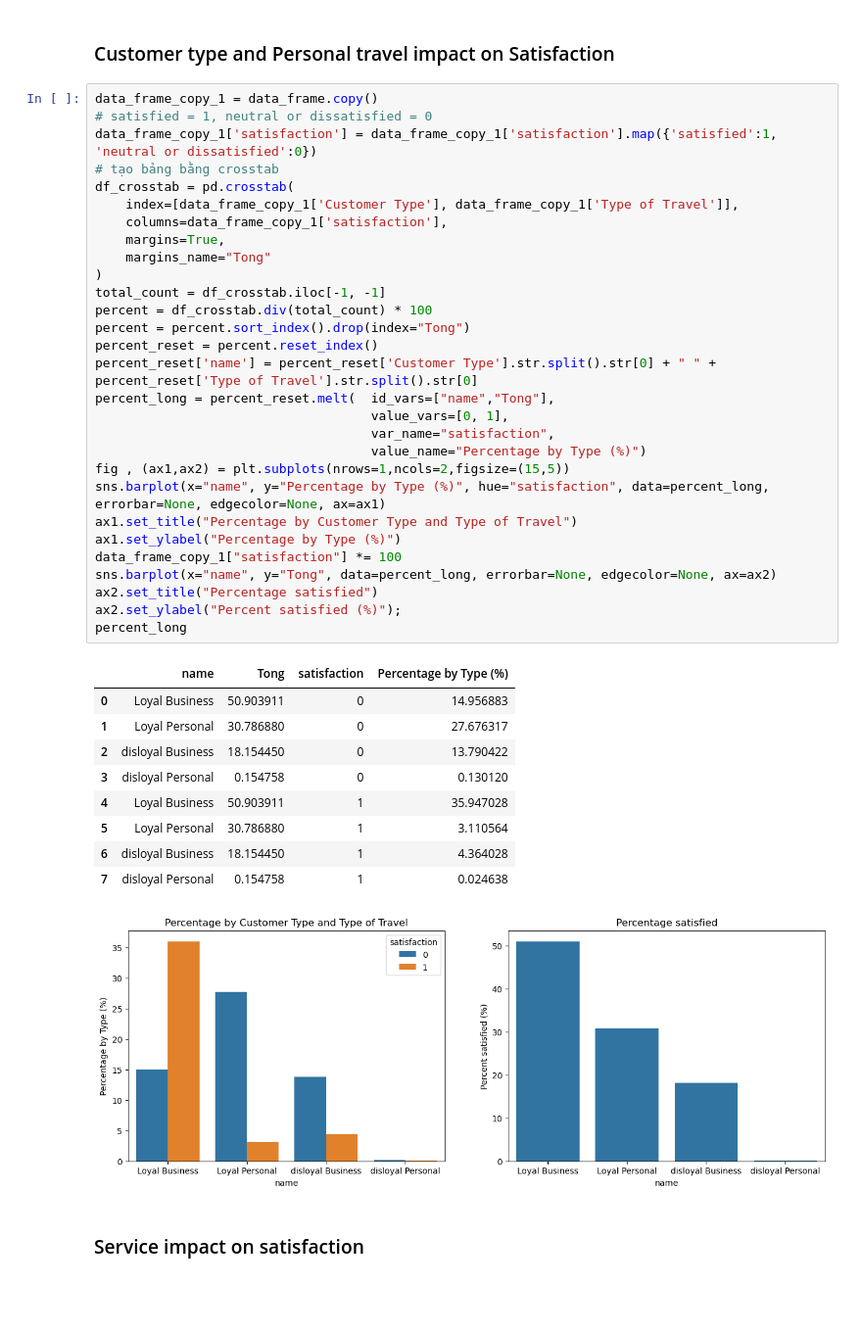
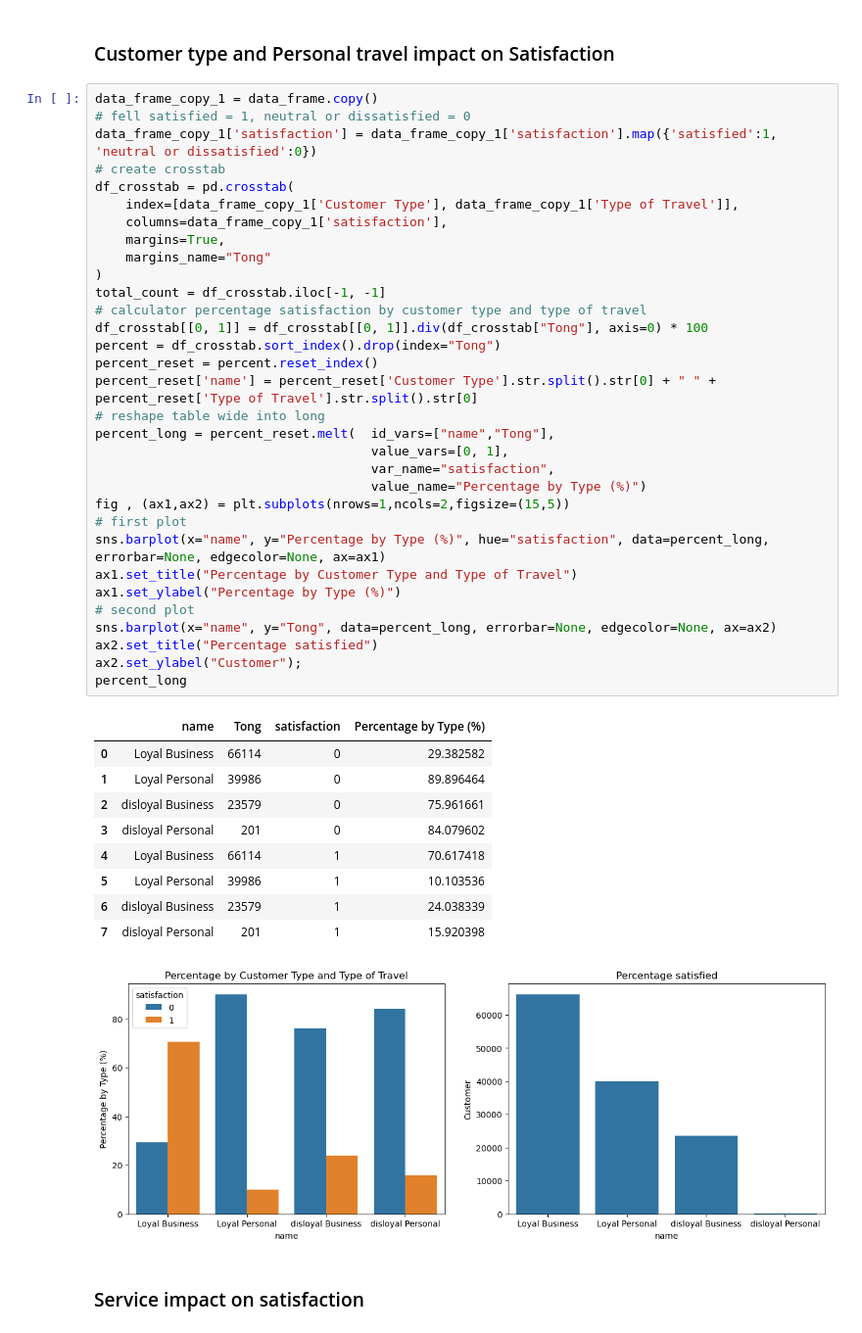
Before and after one commit to little-duck-vie/ltxldl-hoc-lam-giau, a Jupyter notebook: Code_python.ipynb, the cells around one changed output. Shown at 98% size. Saved outputs shown, nothing was run; the diff lists cells and outputs as text; blank space fills up the shorter version.

```diff
--- a/Code_python.ipynb
+++ b/Code_python.ipynb
@@ -416,44 +416,47 @@ Passing `palette` without assigning `hue` is deprecated and will be removed in v
 ### Customer type and Personal travel impact on Satisfaction
 # %%
 data_frame_copy_1 = data_frame.copy()
-# satisfied = 1, neutral or dissatisfied = 0
+# fell satisfied = 1, neutral or dissatisfied = 0
 data_frame_copy_1['satisfaction'] = data_frame_copy_1['satisfaction'].map({'satisfied':1, 'neutral or dissatisfied':0})
-# tạo bảng bằng crosstab
+# create crosstab
 df_crosstab = pd.crosstab(
     index=[data_frame_copy_1['Customer Type'], data_frame_copy_1['Type of Travel']],
     columns=data_frame_copy_1['satisfaction'],
     margins=True,
     margins_name="Tong"
 )
 total_count = df_crosstab.iloc[-1, -1]
-percent = df_crosstab.div(total_count) * 100
-percent = percent.sort_index().drop(index="Tong")
+# calculator percentage satisfaction by customer type and type of travel
+df_crosstab[[0, 1]] = df_crosstab[[0, 1]].div(df_crosstab["Tong"], axis=0) * 100
+percent = df_crosstab.sort_index().drop(index="Tong")
 percent_reset = percent.reset_index()
 percent_reset['name'] = percent_reset['Customer Type'].str.split().str[0] + " " + percent_reset['Type of Travel'].str.split().str[0]
+# reshape table wide into long
 percent_long = percent_reset.melt(  id_vars=["name","Tong"],
                                     value_vars=[0, 1],
                                     var_name="satisfaction",
                                     value_name="Percentage by Type (%)")
 fig , (ax1,ax2) = plt.subplots(nrows=1,ncols=2,figsize=(15,5))
+# first plot
 sns.barplot(x="name", y="Percentage by Type (%)", hue="satisfaction", data=percent_long, errorbar=None, edgecolor=None, ax=ax1)
 ax1.set_title("Percentage by Customer Type and Type of Travel")
 ax1.set_ylabel("Percentage by Type (%)")
-data_frame_copy_1["satisfaction"] *= 100
+# second plot
 sns.barplot(x="name", y="Tong", data=percent_long, errorbar=None, edgecolor=None, ax=ax2)
 ax2.set_title("Percentage satisfied")
-ax2.set_ylabel("Percent satisfied (%)");
+ax2.set_ylabel("Customer");
 percent_long
 # %% [output]
 |  | name | Tong | satisfaction | Percentage by Type (%) |
-| 0 | Loyal Business | 50.903911 | 0 | 14.956883 |
-| 1 | Loyal Personal | 30.786880 | 0 | 27.676317 |
-| 2 | disloyal Business | 18.154450 | 0 | 13.790422 |
-| 3 | disloyal Personal | 0.154758 | 0 | 0.130120 |
-| 4 | Loyal Business | 50.903911 | 1 | 35.947028 |
-| 5 | Loyal Personal | 30.786880 | 1 | 3.110564 |
-| 6 | disloyal Business | 18.154450 | 1 | 4.364028 |
-| 7 | disloyal Personal | 0.154758 | 1 | 0.024638 |
+| 0 | Loyal Business | 66114 | 0 | 29.382582 |
+| 1 | Loyal Personal | 39986 | 0 | 89.896464 |
+| 2 | disloyal Business | 23579 | 0 | 75.961661 |
+| 3 | disloyal Personal | 201 | 0 | 84.079602 |
+| 4 | Loyal Business | 66114 | 1 | 70.617418 |
+| 5 | Loyal Personal | 39986 | 1 | 10.103536 |
+| 6 | disloyal Business | 23579 | 1 | 24.038339 |
+| 7 | disloyal Personal | 201 | 1 | 15.920398 |
-[figure, old version]
+[figure, new version]
 # %% [markdown]
 ### Service impact on satisfaction
 # %%
```
Also changed, not shown: parts of 7 cells of this notebook.
